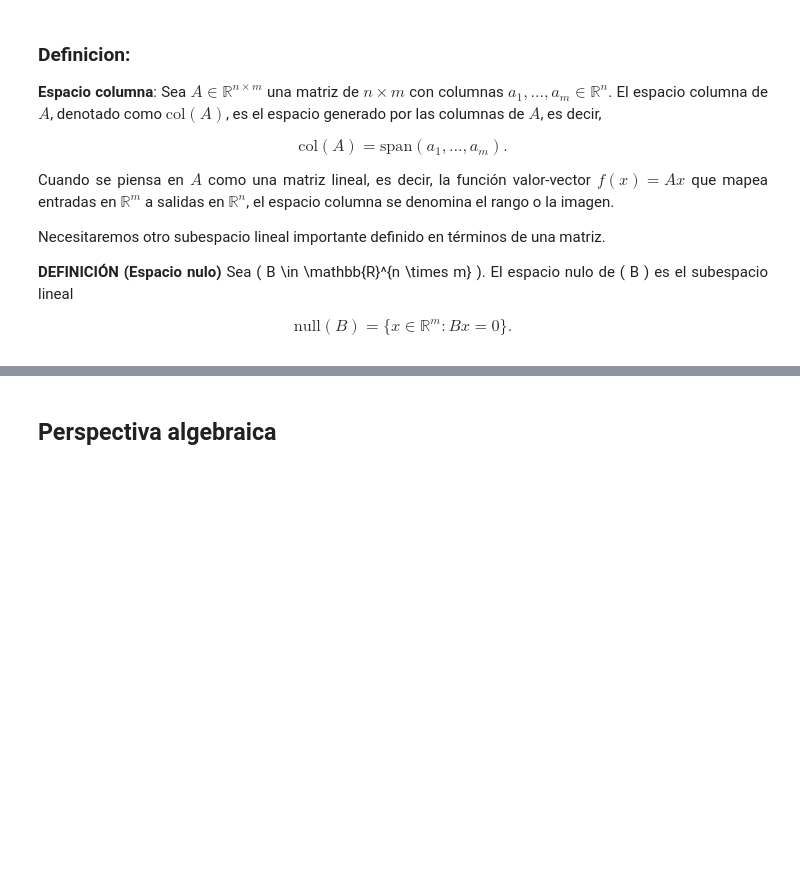
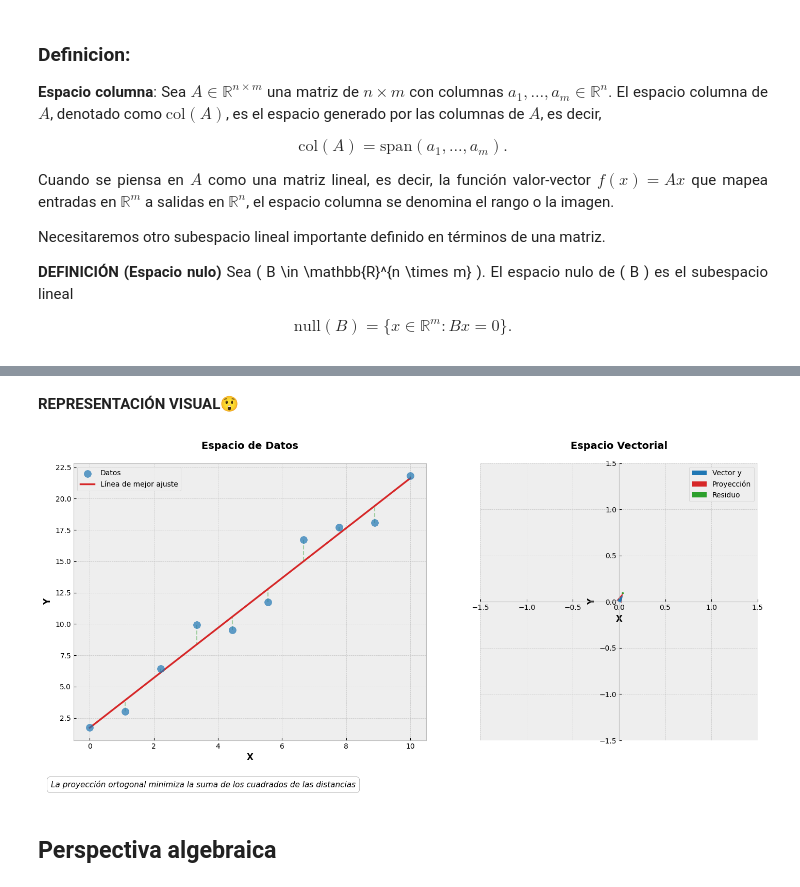
Before and after one commit to unalmedmathnum/Ardila-Canavera-Martin-Tarea2, a Jupyter notebook: Tarea_2_Análisis_Numérico.ipynb, the cells around one changed output, grey strips where cells are left out. Drawn from its saved outputs; the diff is of its cells as text; code cells hidden in the pictures; blank space fills up the shorter version.

Commit message:
Perspectiva geometrica y su visualización

```diff
--- a/Tarea_2_Análisis_Numérico.ipynb
+++ b/Tarea_2_Análisis_Numérico.ipynb
@@ -201,0 +451,2 @@ $$
+# %% [markdown]
+**REPRESENTACIÓN VISUAL😲**
@@ -202,3 +512,7 @@ $$
+# %%
+GeometricLeastSquares().show()
+# %% [output]
+[figure, added]
 # %% [markdown]
 ## **Perspectiva algebraica**
 # %% [markdown]
```
Also changed, not shown: parts of 7 cells of this notebook.
